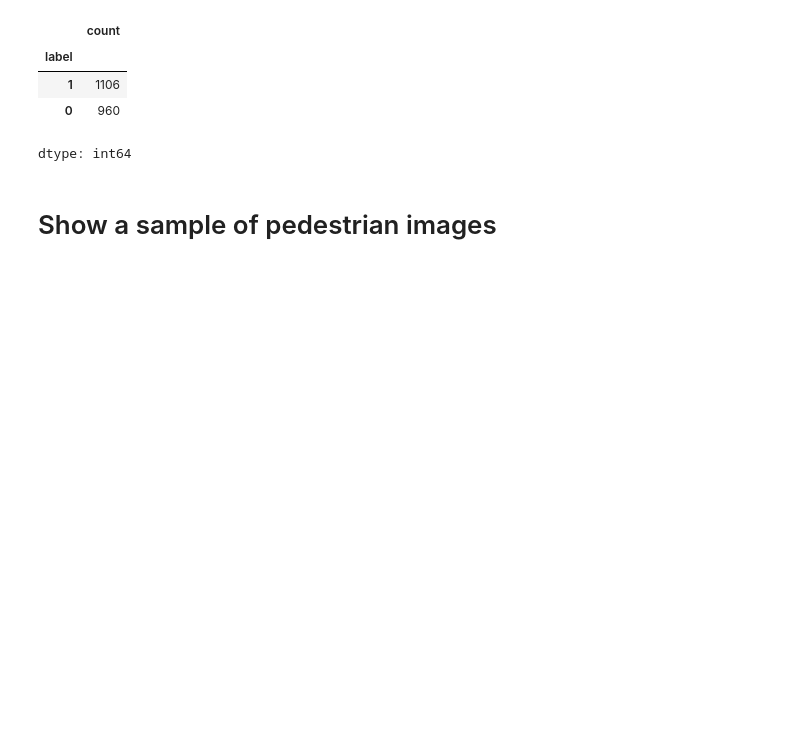
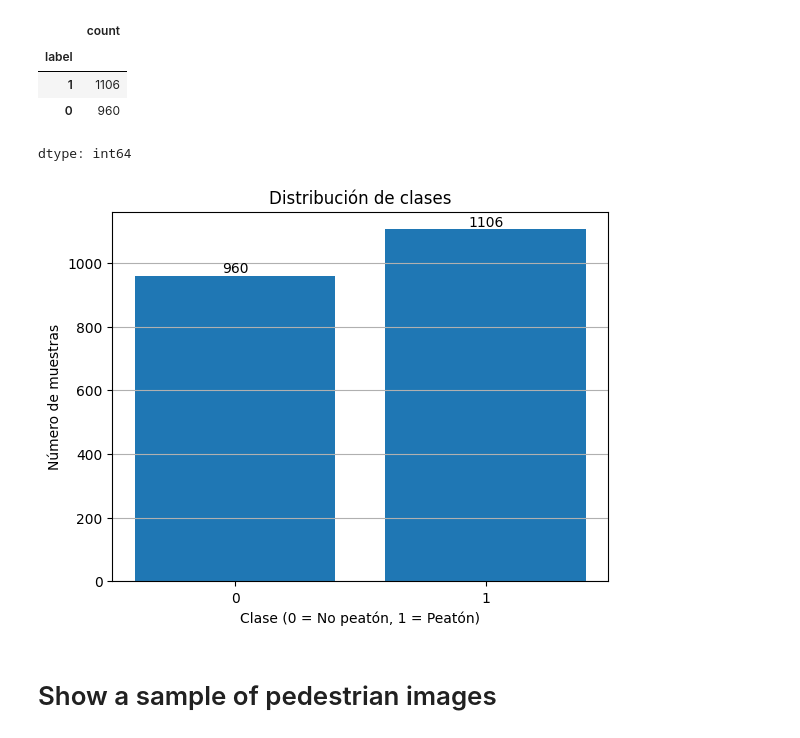
Before and after one commit to alcalderagl/self_driving_car, a Jupyter notebook: notebooks/02_nn_pedestrian_detection.ipynb, the cells around one changed output. Saved outputs shown, nothing was run; the diff lists cells and outputs as text; code cells hidden in the pictures; blank space fills up the shorter version.

```diff
--- a/notebooks/02_nn_pedestrian_detection.ipynb
+++ b/notebooks/02_nn_pedestrian_detection.ipynb
@@ -79,6 +137,22 @@ pedestrians_df["label"].value_counts()
 | 1 | 1106 |
 | 0 | 960 |
 dtype: int64
+# %%
+counts = pedestrians_df["label"].value_counts().sort_index()
+
+plt.bar([0, 1], counts.values)
+plt.xticks([0, 1])
+plt.xlabel("Clase (0 = No peatón, 1 = Peatón)")
+plt.ylabel("Número de muestras")
+plt.title("Distribución de clases")
+plt.grid(axis='y')
+
+for i, v in enumerate(counts.values):
+    plt.text(i, v, str(v), ha='center', va='bottom')
+
+plt.show()
+# %% [output]
+[figure, added]
 # %% [markdown]
 # Show a sample of pedestrian images
 # %%
```
Also changed, not shown: parts of 18 cells of this notebook.
